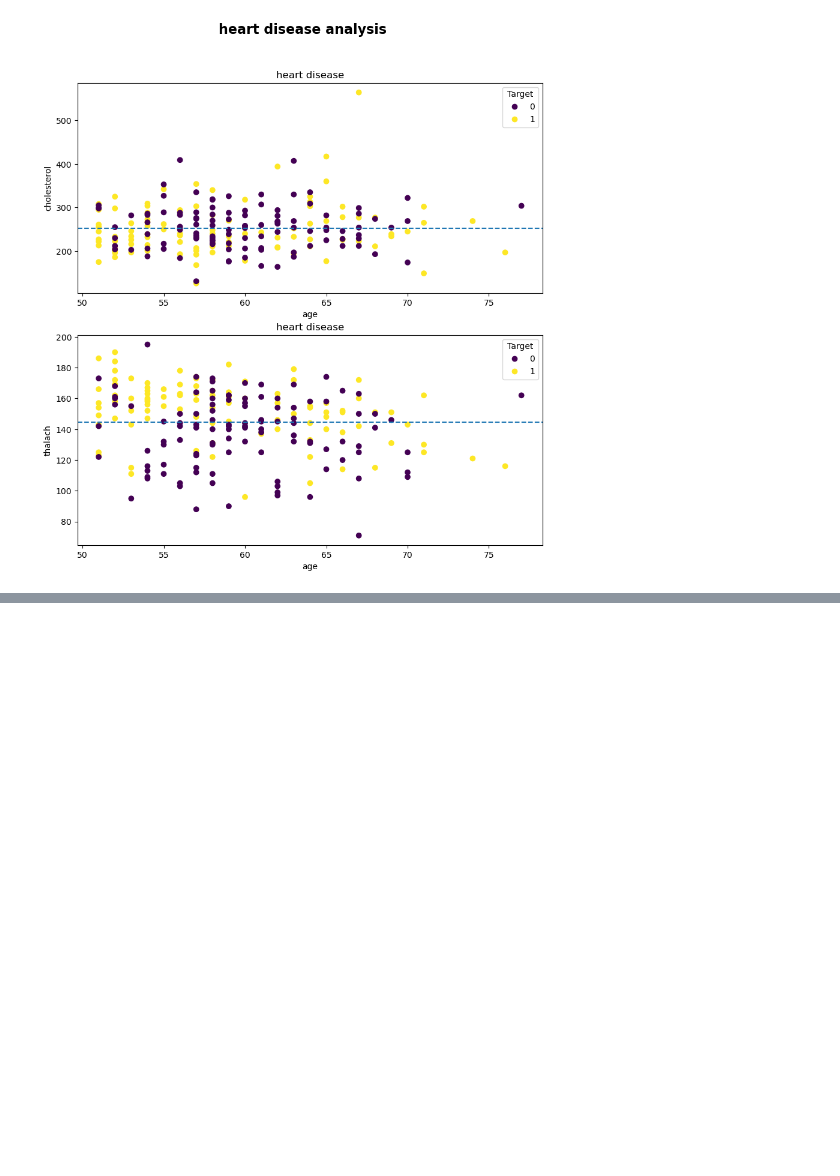
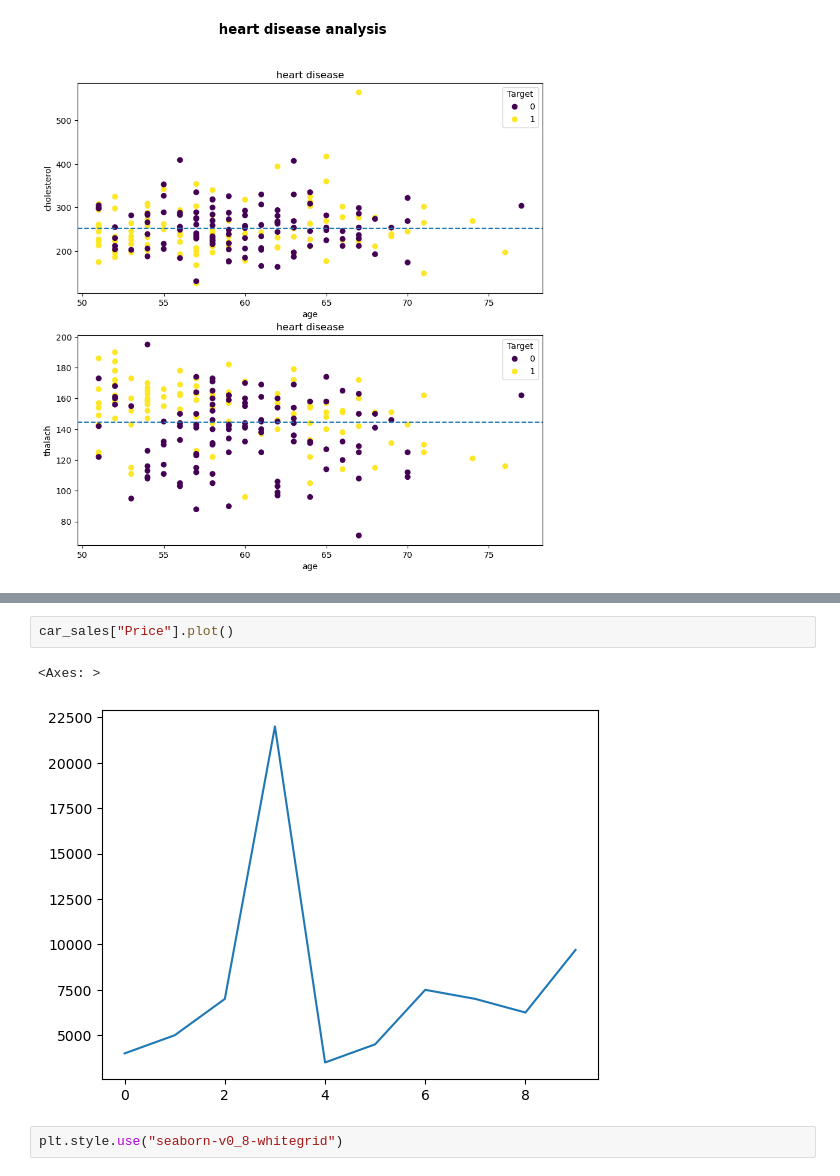
Before and after one commit to olivergarciarg/022_ML_trainning, a Jupyter notebook: sample_project_01/intro matplotlib.ipynb, the cells around one changed output, grey strips where cells are left out. Saved outputs shown, nothing was run; the diff lists cells and outputs as text; blank space fills up the shorter version.

```diff
--- a/sample_project_01/intro matplotlib.ipynb
+++ b/sample_project_01/intro matplotlib.ipynb
@@ -379,0 +403,7 @@ fig.suptitle("heart disease analysis", fontsize=16, fontweight="bold");
+# %%
+car_sales["Price"].plot()
+# %% [output]
+<Axes: >
+[figure, added]
+# %%
+plt.style.use("seaborn-v0_8-whitegrid")
```
Also changed, not shown: parts of 22 cells of this notebook, 1 other file.
